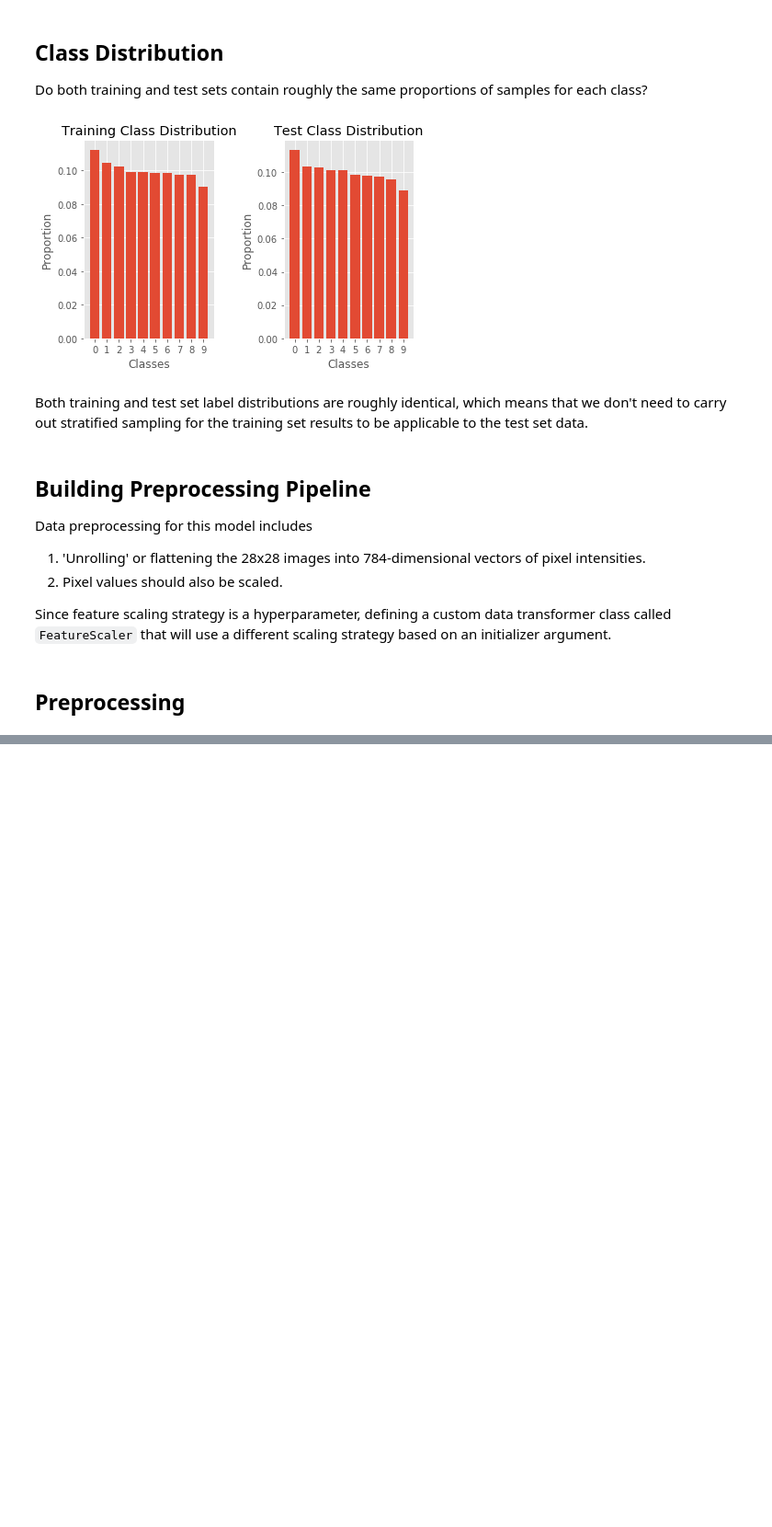
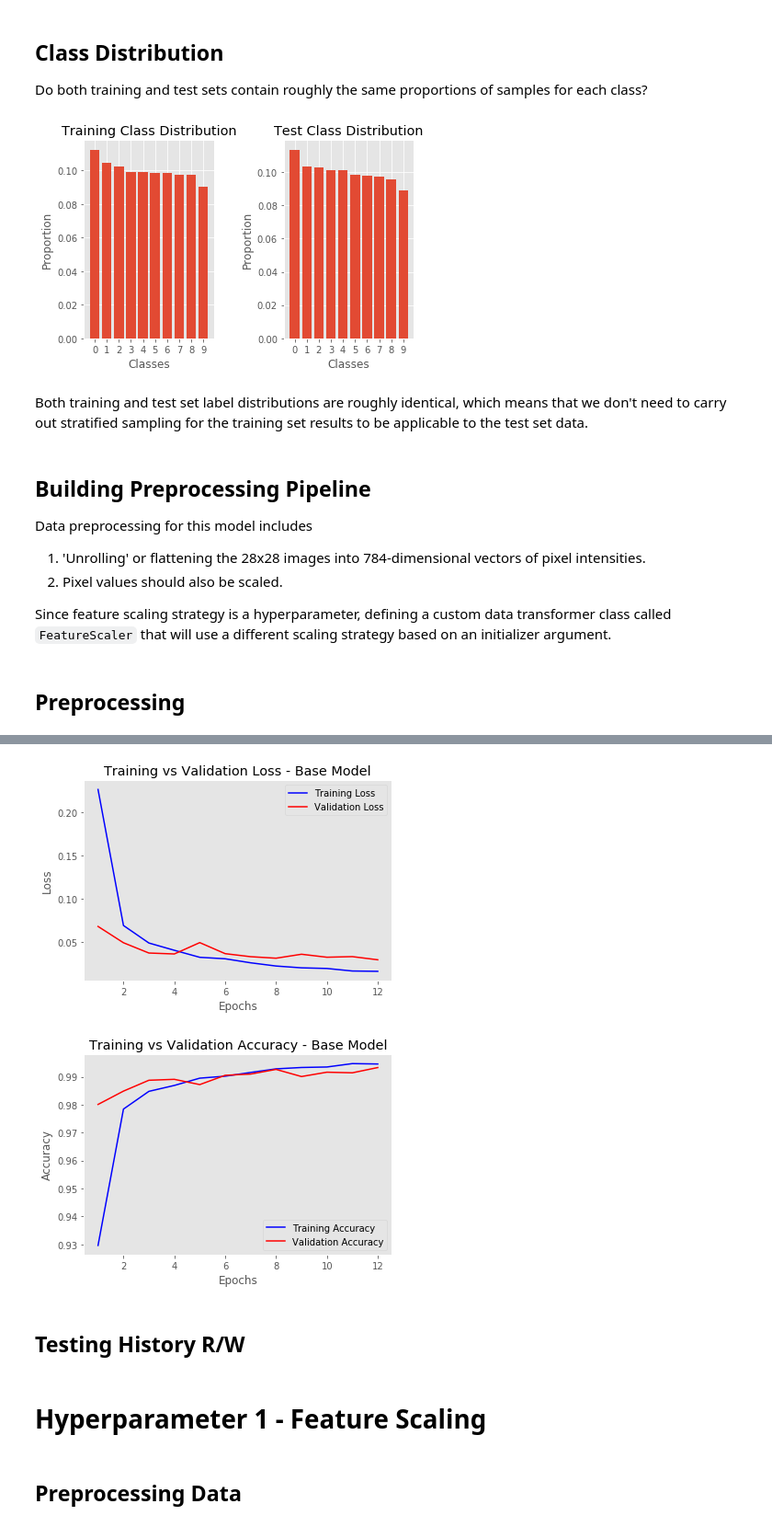
Before and after one commit to SMS-NED16/FYP-DL, a Jupyter notebook: fyp-assignments/02_MNIST_Hyperparams_CNN/FYP Assignment 02 - Hyperparameter Tuning - MNIST Digits.ipynb, the cells around one changed output, grey strips where cells are left out. Shown at 92% size. Cells and saved outputs as stored; diff of their text form; code cells hidden in the pictures; blank space fills up the shorter version.

```diff
--- a/fyp-assignments/02_MNIST_Hyperparams_CNN/FYP Assignment 02 - Hyperparameter Tuning - MNIST Digits.ipynb
+++ b/fyp-assignments/02_MNIST_Hyperparams_CNN/FYP Assignment 02 - Hyperparameter Tuning - MNIST Digits.ipynb
@@ -217,0 +219,9 @@ If using Keras pass *_constraint arguments to layers.
+# %%
+# Compile with reasonable defaults for this problem
+base_model.compile(optimizer='rmsprop', loss='categorical_crossentropy',
+                  metrics=['acc'])
+# %%
+# Fit the model, remember its training history
+base_history = base_model.fit(X_train_transformed, y_train,
+                             batch_size=128, epochs=12,
+                             validation_split=0.15)
@@ -217,0 +246,24 @@ If using Keras pass *_constraint arguments to layers.
+# %%
+def generate_train_val_plot(epochs, train_data, val_data, metric, model_name):
+    plt.figure()
+    plt.plot(epochs, train_data, 'b', label='Training ' + metric)
+    plt.plot(epochs, val_data, 'r', label='Validation ' + metric)
+    plt.grid(); plt.xlabel('Epochs'); plt.ylabel(metric); plt.legend()
+    plt.title('Training vs Validation ' + metric + ' - ' + model_name)
+# %%
+def plot_history_data(history, model_name):
+    history = history.history
+    epochs = list(range(1, len(history['loss']) + 1))
+    loss = history['loss']
+    val_loss = history['val_loss']
+    acc = history['acc']
+    val_acc = history['val_acc']
+    generate_train_val_plot(epochs, loss, val_loss, 'Loss', model_name=model_name)
+    generate_train_val_plot(epochs, acc, val_acc, 'Accuracy', model_name=model_name)
+# %%
+plot_history_data(base_history, model_name='Base Model')
+# %% [output]
+[figure, added]
+[figure, added]
+# %% [markdown]
+## Testing History R/W
@@ -217,0 +274,4 @@ If using Keras pass *_constraint arguments to layers.
+# %% [markdown]
+# Hyperparameter 1 - Feature Scaling
+# %% [markdown]
+## Preprocessing Data
```
Also changed, not shown: parts of 54 cells of this notebook.
